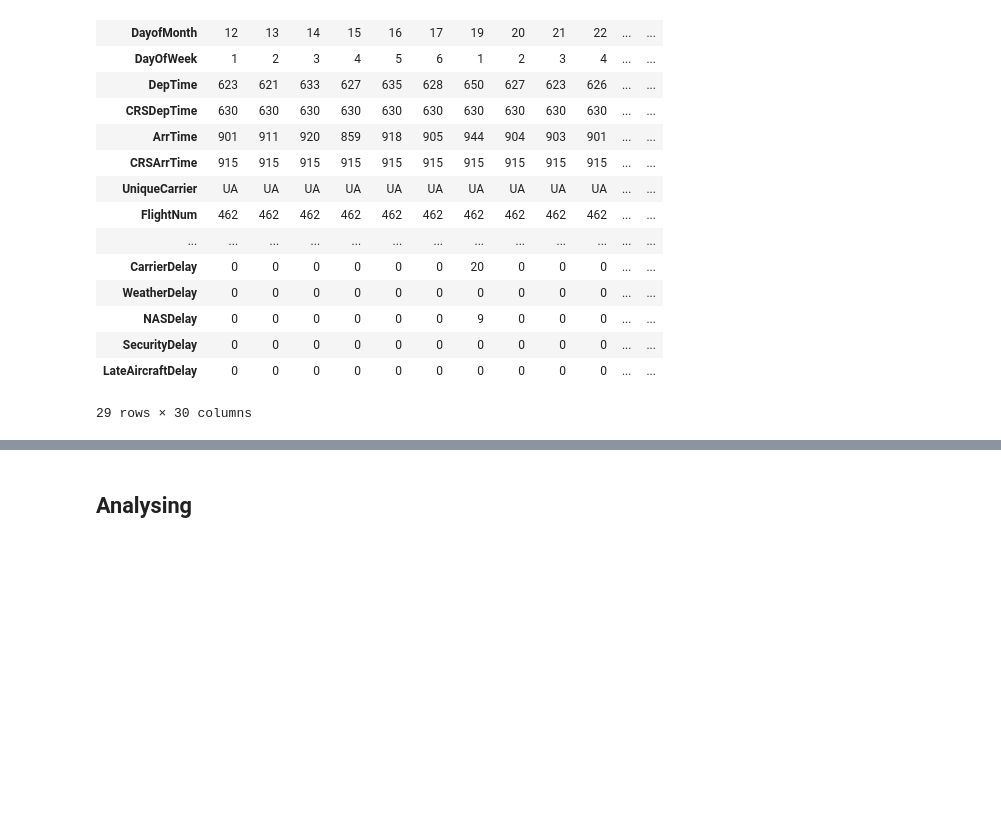
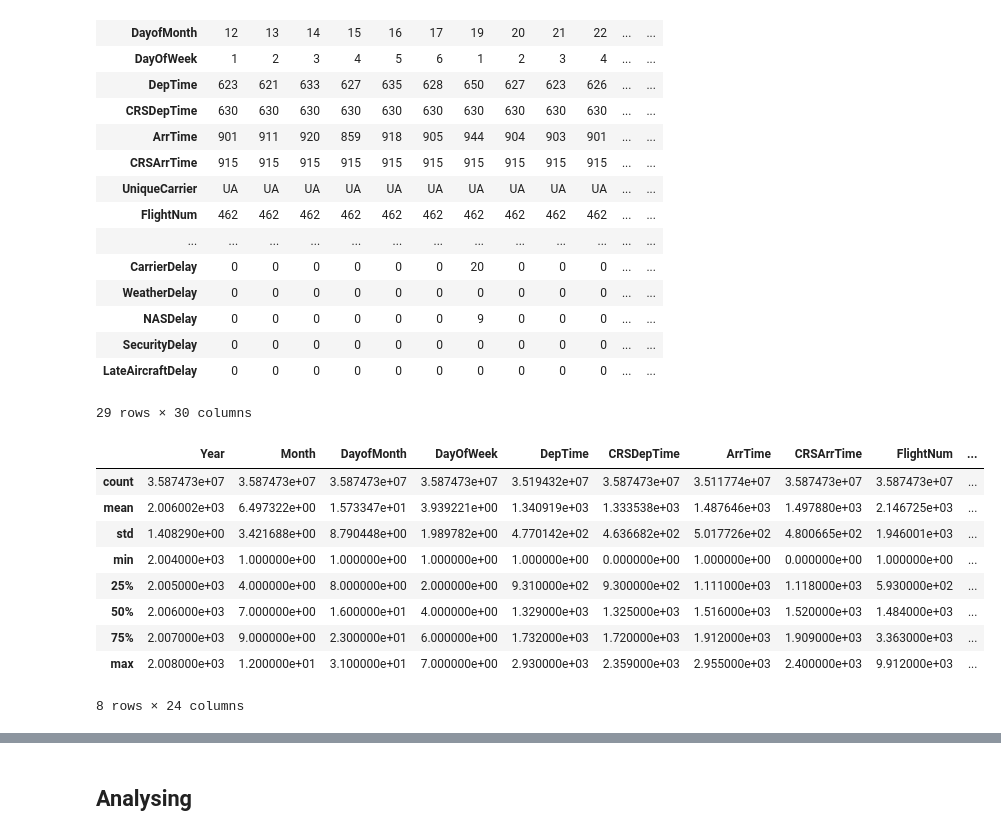
Before and after one commit to ManalAlkallas/Ford_GoBike_Analysis, a Jupyter notebook: Flight_Dataset.ipynb, the cells around one changed output, grey strips where cells are left out. Saved outputs shown, nothing was run; the diff lists cells and outputs as text; code cells hidden in the pictures; blank space fills up the shorter version.

```diff
--- a/Flight_Dataset.ipynb
+++ b/Flight_Dataset.ipynb
@@ -47,4 +62,5 @@ df_2008.shape
 # %% [output]
 (7009728, 29)
 # %%
-df = pd.concat([df_2004, df_2005, df_2006, df_2007, df_2008])
+# combine all datasets
+df_combine = pd.concat([df_2004, df_2005, df_2006, df_2007, df_2008], ignore_index = True)
@@ -69,0 +67,2 @@ df.sample(10)
+# %%
+df = df_combine.copy()
@@ -90,3 +110,17 @@ df.head(30).T
 | SecurityDelay | 0 | 0 | 0 | 0 | 0 | 0 | 0 | 0 | 0 | 0 | ... | ... |
 | LateAircraftDelay | 0 | 0 | 0 | 0 | 0 | 0 | 0 | 0 | 0 | 0 | ... | ... |
 29 rows × 30 columns
+# %%
+# check summary statistics
+df.describe()
+# %% [output]
+|  | Year | Month | DayofMonth | DayOfWeek | DepTime | CRSDepTime | ArrTime | CRSArrTime | FlightNum | ... |
+| count | 3.587473e+07 | 3.587473e+07 | 3.587473e+07 | 3.587473e+07 | 3.519432e+07 | 3.587473e+07 | 3.511774e+07 | 3.587473e+07 | 3.587473e+07 | ... |
+| mean | 2.006002e+03 | 6.497322e+00 | 1.573347e+01 | 3.939221e+00 | 1.340919e+03 | 1.333538e+03 | 1.487646e+03 | 1.497880e+03 | 2.146725e+03 | ... |
+| std | 1.408290e+00 | 3.421688e+00 | 8.790448e+00 | 1.989782e+00 | 4.770142e+02 | 4.636682e+02 | 5.017726e+02 | 4.800665e+02 | 1.946001e+03 | ... |
+| min | 2.004000e+03 | 1.000000e+00 | 1.000000e+00 | 1.000000e+00 | 1.000000e+00 | 0.000000e+00 | 1.000000e+00 | 0.000000e+00 | 1.000000e+00 | ... |
+| 25% | 2.005000e+03 | 4.000000e+00 | 8.000000e+00 | 2.000000e+00 | 9.310000e+02 | 9.300000e+02 | 1.111000e+03 | 1.118000e+03 | 5.930000e+02 | ... |
+| 50% | 2.006000e+03 | 7.000000e+00 | 1.600000e+01 | 4.000000e+00 | 1.329000e+03 | 1.325000e+03 | 1.516000e+03 | 1.520000e+03 | 1.484000e+03 | ... |
+| 75% | 2.007000e+03 | 9.000000e+00 | 2.300000e+01 | 6.000000e+00 | 1.732000e+03 | 1.720000e+03 | 1.912000e+03 | 1.909000e+03 | 3.363000e+03 | ... |
+| max | 2.008000e+03 | 1.200000e+01 | 3.100000e+01 | 7.000000e+00 | 2.930000e+03 | 2.359000e+03 | 2.955000e+03 | 2.400000e+03 | 9.912000e+03 | ... |
+8 rows × 24 columns
```
Also changed, not shown: parts of 62 cells of this notebook.
